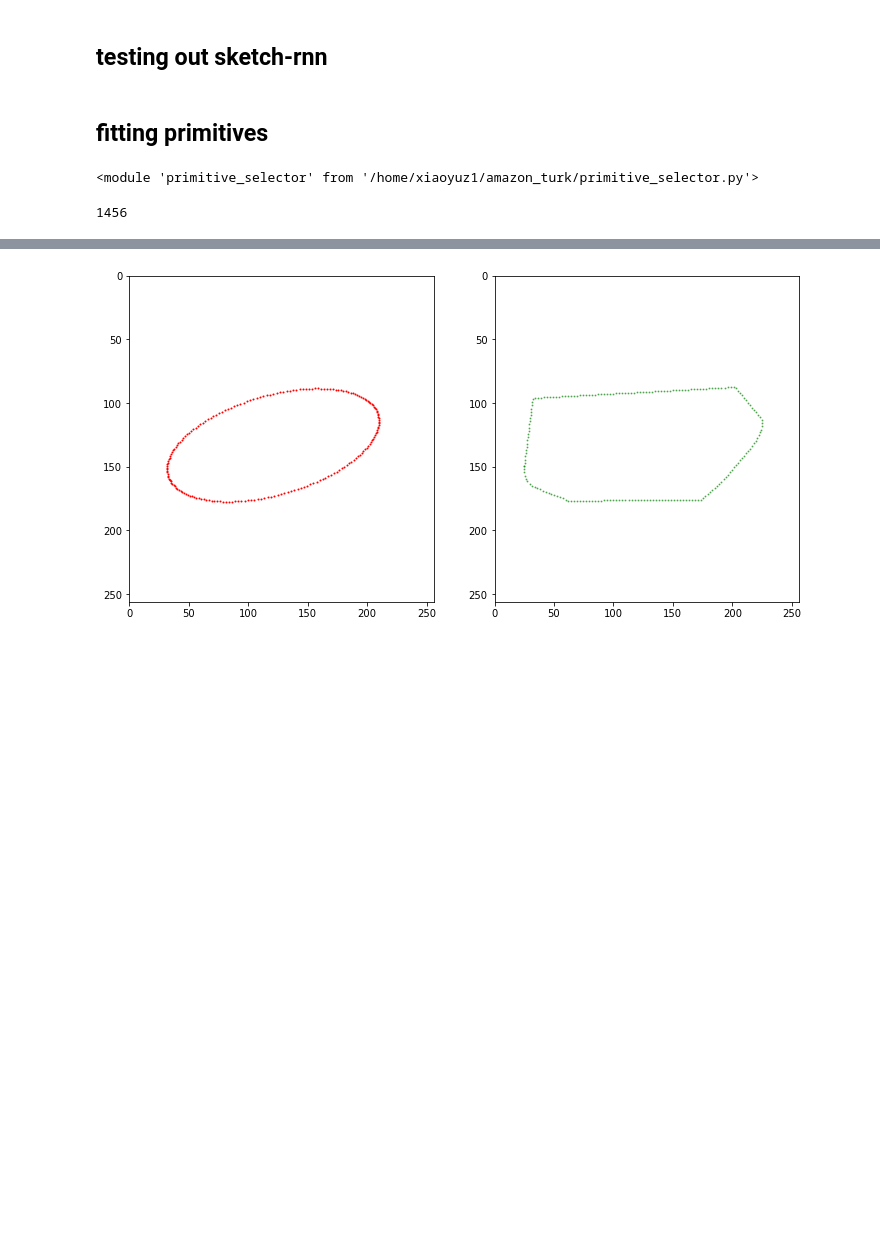
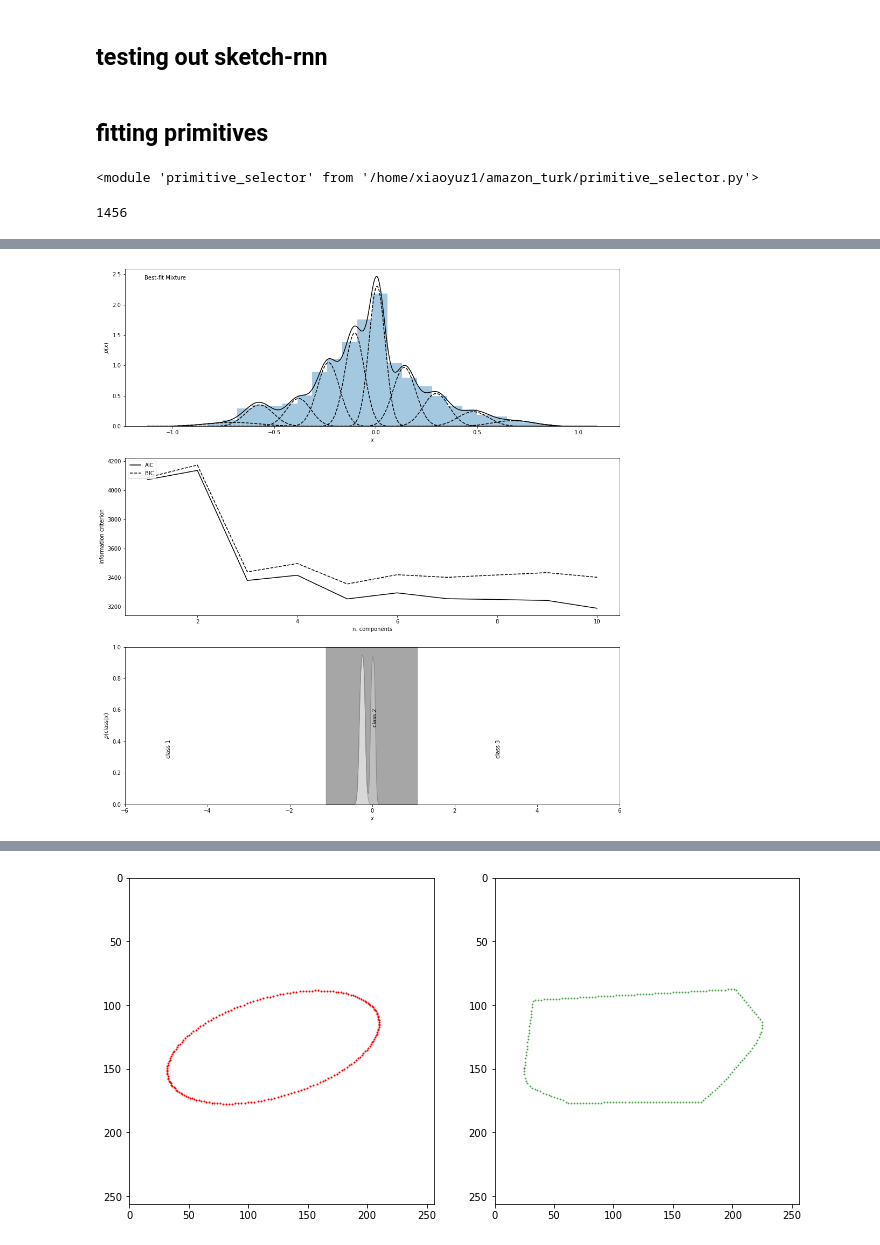
Before and after one commit to ErinZhang1998/sketch_collection, a Jupyter notebook: 07_01_analysis.ipynb, the cells around one changed output, grey strips where cells are left out. Drawn from its saved outputs; the diff is of its cells as text; code cells hidden in the pictures; blank space fills up the shorter version.

```diff
--- a/07_01_analysis.ipynb
+++ b/07_01_analysis.ipynb
@@ -193,5 +227,6 @@ for t in ["train", "dev", "test"]:
     with open(f"/raid/xiaoyuz1/primitive_selector_training_data/july_13_{t}.pkl", "wb+") as f:
         pickle.dump(data_split, f)
 # %%
-df = pd.DataFrame.from_dict(all_data, orient='index')
-df
+all_data = pickle.load(open("/raid/xiaoyuz1/primitive_selector_training_data/july_13_all.pkl", "rb"))
+# df = pd.DataFrame.from_dict(all_data, orient='index')
+df = pd.DataFrame(all_data)
@@ -224,0 +251,80 @@ Name: 11147, dtype: object
+# %%
+M_all = np.asarray(df.M.to_list())
+# %%
+from sklearn.mixture import GaussianMixture
+
+X = M_all[:,0].reshape(-1, 1)
+print(X.min(), X.max())
+
+N = np.arange(1, 11)
+models = [None for i in range(len(N))]
+
+for i in range(len(N)):
+    models[i] = GaussianMixture(N[i]).fit(X)
+
+# compute the AIC and the BIC
+AIC = [m.aic(X) for m in models]
+BIC = [m.bic(X) for m in models]
+
+
+#------------------------------------------------------------
+# Plot the results
+#  We'll use three panels:
+#   1) data + best-fit mixture
+#   2) AIC and BIC vs number of components
+#   3) probability that a point came from each component
+
+fig = plt.figure(figsize=(15, 20))
+fig.subplots_adjust(left=0.12, right=0.97,
+                    bottom=0.21, top=0.9, wspace=0.5)
+
+
+# plot 1: data + best-fit mixture
+ax = fig.add_subplot(311)
+M_best = models[np.argmin(AIC)]
+
+x = np.linspace(X.min(), X.max(), 1000)
+logprob = M_best.score_samples(x.reshape(-1, 1))
+responsibilities = M_best.predict_proba(x.reshape(-1, 1))
+pdf = np.exp(logprob)
+pdf_individual = responsibilities * pdf[:, np.newaxis]
+
+ax.hist(X, 30, density=True, histtype='stepfilled', alpha=0.4)
+ax.plot(x, pdf, '-k')
+ax.plot(x, pdf_individual, '--k')
+ax.text(0.04, 0.96, "Best-fit Mixture",
+        ha='left', va='top', transform=ax.transAxes)
+ax.set_xlabel('$x$')
+ax.set_ylabel('$p(x)$')
+
+
+# plot 2: AIC and BIC
+ax = fig.add_subplot(312)
+ax.plot(N, AIC, '-k', label='AIC')
+ax.plot(N, BIC, '--k', label='BIC')
+ax.set_xlabel('n. components')
+ax.set_ylabel('information criterion')
+ax.legend(loc=2)
+
+
+# plot 3: posterior probabilities for each component
+ax = fig.add_subplot(313)
+
+p = responsibilities
+p = p[:, (1, 0, 2)]  # rearrange order so the plot looks better
+p = p.cumsum(1).T
+
+ax.fill_between(x, 0, p[0], color='gray', alpha=0.3)
+ax.fill_between(x, p[0], p[1], color='gray', alpha=0.5)
+ax.fill_between(x, p[1], 1, color='gray', alpha=0.7)
+ax.set_xlim(-6, 6)
+ax.set_ylim(0, 1)
+ax.set_xlabel('$x$')
+ax.set_ylabel(r'$p({\rm class}|x)$')
+
+ax.text(-5, 0.3, 'class 1', rotation='vertical')
+ax.text(0, 0.5, 'class 2', rotation='vertical')
+ax.text(3, 0.3, 'class 3', rotation='vertical')
+
+plt.show()
+# %% [output]
@@ -224,0 +332 @@ Name: 11147, dtype: object
+[figure, added]
```
Also changed, not shown: parts of 20 cells of this notebook, 1 other file.
